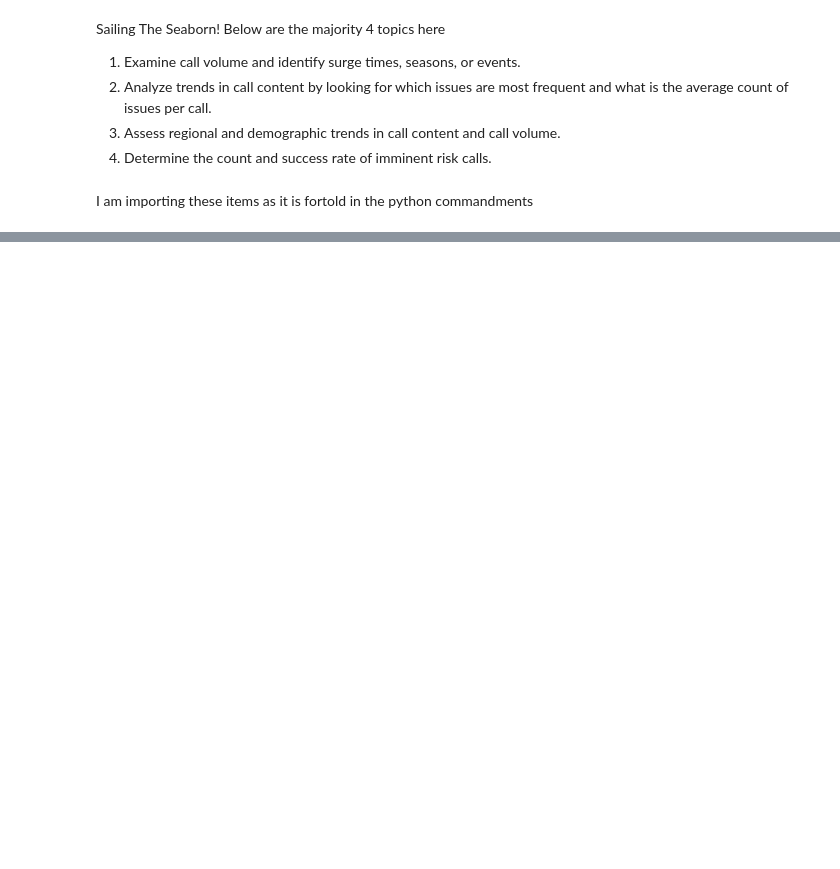
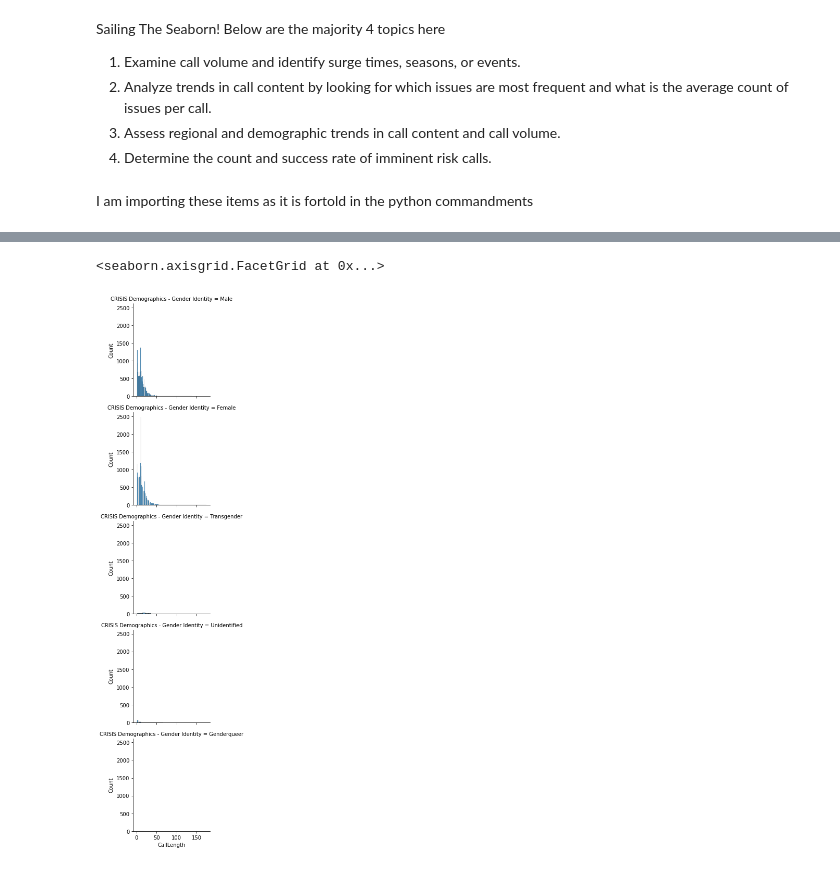
Before and after one commit to NSS-Data-Analytics-Cohort-6/fcs-crisis-sailing-the-seaborn, a Jupyter notebook: notebooks/philnotebook.ipynb, the cells around one changed output, grey strips where cells are left out. Saved outputs shown, nothing was run; the diff lists cells and outputs as text; code cells hidden in the pictures; blank space fills up the shorter version.

```diff
--- a/notebooks/philnotebook.ipynb
+++ b/notebooks/philnotebook.ipynb
@@ -29,0 +83,12 @@ for label, content in crisis1.items():
+# %%
+g = sns.FacetGrid(
+    crisis1,
+    #col="CRISIS Demographics - Marital Status",
+    row="CRISIS Demographics - Gender Identity"
+    )
+g.map_dataframe(sns.histplot, x="CallLength")
+#g.fig.set_size_inches(18, 10)
+#g.set_axis_labels("Total Bill", "Frequency")
+# %% [output]
+<seaborn.axisgrid.FacetGrid at 0x...>
+[figure, added]
```
Also changed, not shown: parts of 5 cells of this notebook.
